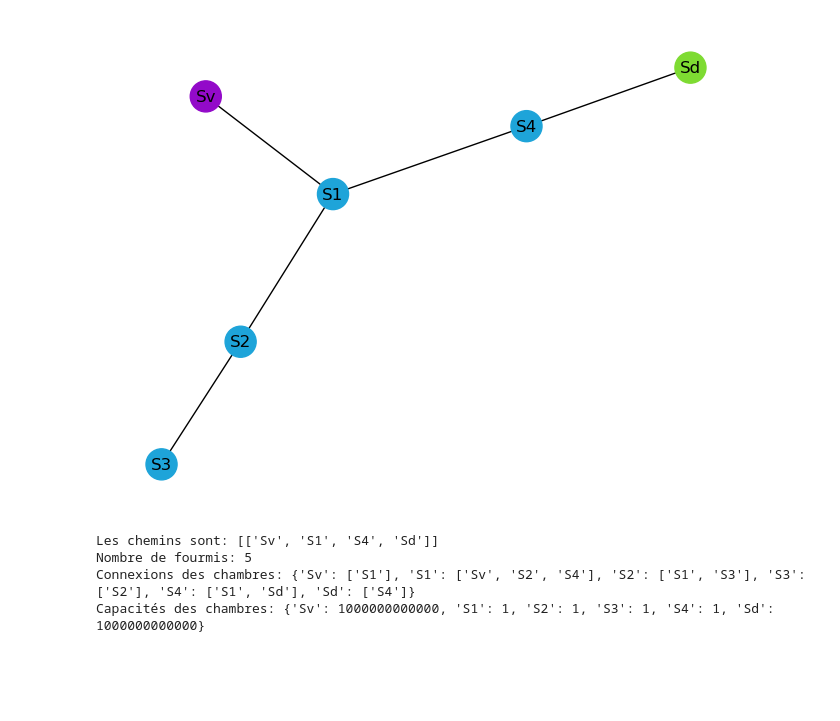
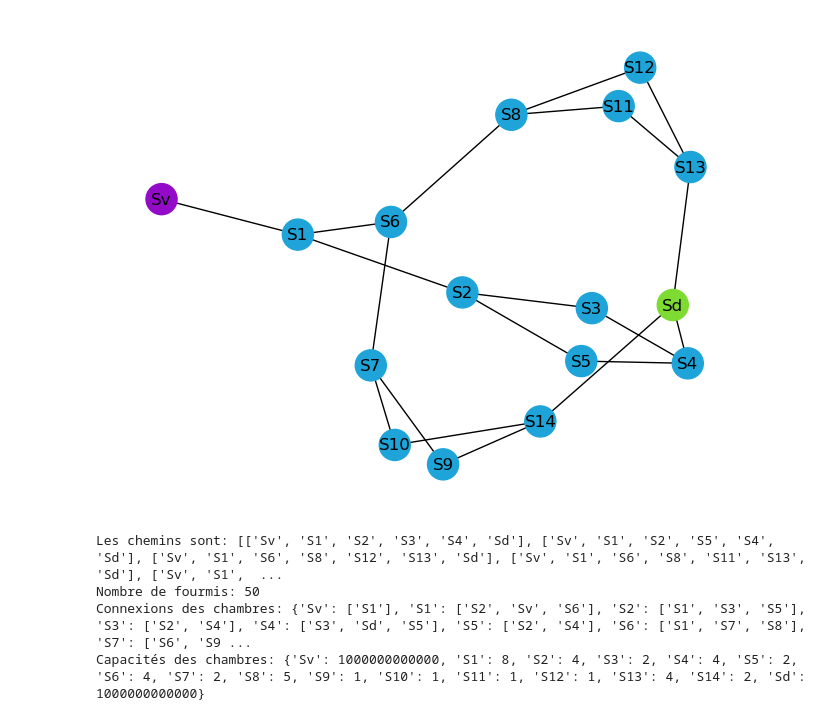
Before and after one commit to julienRactM/uneviedefourmi, a Jupyter notebook: Untitled.ipynb, the cells around one changed output. Saved outputs shown, nothing was run; the diff lists cells and outputs as text; code cells hidden in the pictures; blank space fills up the shorter version.

```diff
--- a/Untitled.ipynb
+++ b/Untitled.ipynb
@@ -224,32 +224,32 @@ class Anthill:
         plt.show()
 # %%
 #Je prends les données nécessaire pour ce files
-file_number=3
+file_number=5
 
 if __name__ == "__main__":
     # Chemin vers le fichier JSON
     file_path = 'antshill_update.json'
 
     # Créer une instance d'Anthill pour la fourmilière 1
     anthill = Anthill(file_path, file_number)
 
     # Accéder au nombre de fourmis, aux connexions et aux capacités
     nb = anthill.get_ants()
     N = anthill.get_connections()
     Cap = anthill.get_capacities()
     anthill.visualize()
     anthill.init_movement()
     path = anthill.best_paths
     print("Les chemins sont:", path)
     print("Nombre de fourmis:", nb)
     print("Connexions des chambres:", N)
     print("Capacités des chambres:", Cap)
 # %% [output]
-[figure, old version]
+[figure, new version]
-Les chemins sont: [['Sv', 'S1', 'S4', 'Sd']]
-Nombre de fourmis: 5
-Connexions des chambres: {'Sv': ['S1'], 'S1': ['Sv', 'S2', 'S4'], 'S2': ['S1', 'S3'], 'S3': ['S2'], 'S4': ['S1', 'Sd'], 'Sd': ['S4']}
-Capacités des chambres: {'Sv': 1000000000000, 'S1': 1, 'S2': 1, 'S3': 1, 'S4': 1, 'Sd': 1000000000000}
+Les chemins sont: [['Sv', 'S1', 'S2', 'S3', 'S4', 'Sd'], ['Sv', 'S1', 'S2', 'S5', 'S4', 'Sd'], ['Sv', 'S1', 'S6', 'S8', 'S12', 'S13', 'Sd'], ['Sv', 'S1', 'S6', 'S8', 'S11', 'S13', 'Sd'], ['Sv', 'S1',  ...
+Nombre de fourmis: 50
+Connexions des chambres: {'Sv': ['S1'], 'S1': ['S2', 'Sv', 'S6'], 'S2': ['S1', 'S3', 'S5'], 'S3': ['S2', 'S4'], 'S4': ['S3', 'Sd', 'S5'], 'S5': ['S2', 'S4'], 'S6': ['S1', 'S7', 'S8'], 'S7': ['S6', 'S9 ...
+Capacités des chambres: {'Sv': 1000000000000, 'S1': 8, 'S2': 4, 'S3': 2, 'S4': 4, 'S5': 2, 'S6': 4, 'S7': 2, 'S8': 5, 'S9': 1, 'S10': 1, 'S11': 1, 'S12': 1, 'S13': 4, 'S14': 2, 'Sd': 1000000000000}
 # %%
 # Initialiser les positions des fourmis
 def initialize_positions(num_ants, start):
```
Also changed, not shown: parts of 3 cells of this notebook.
